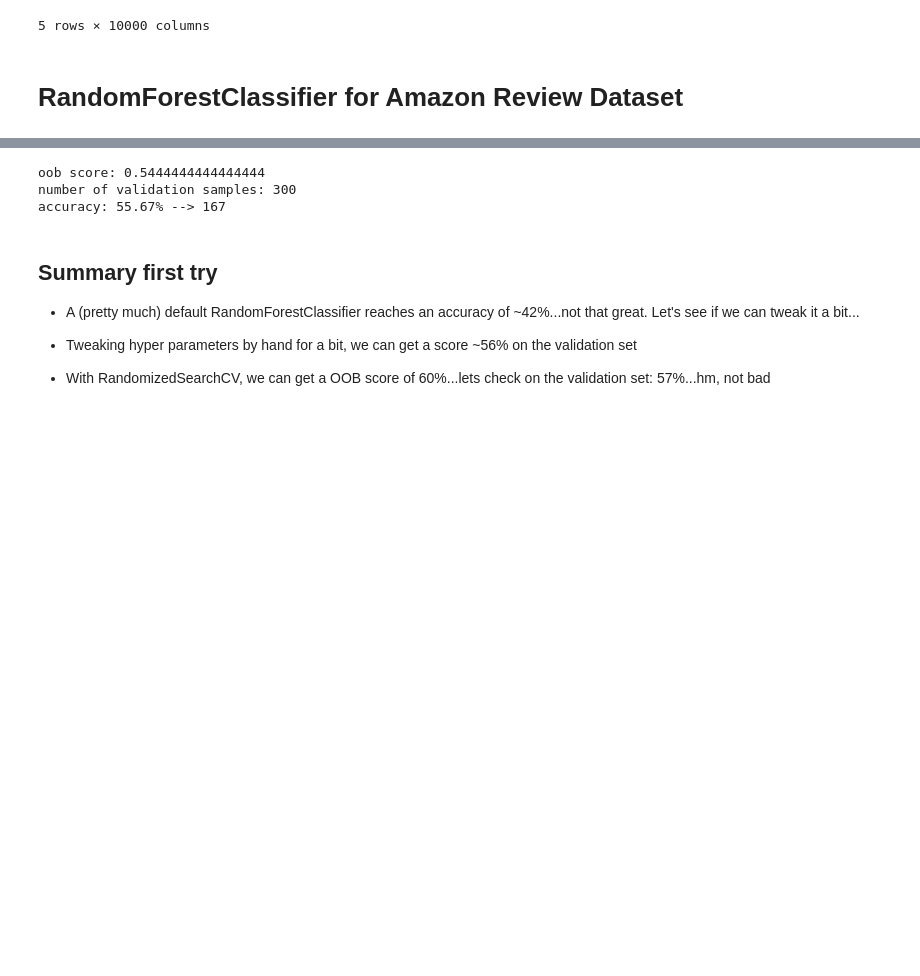
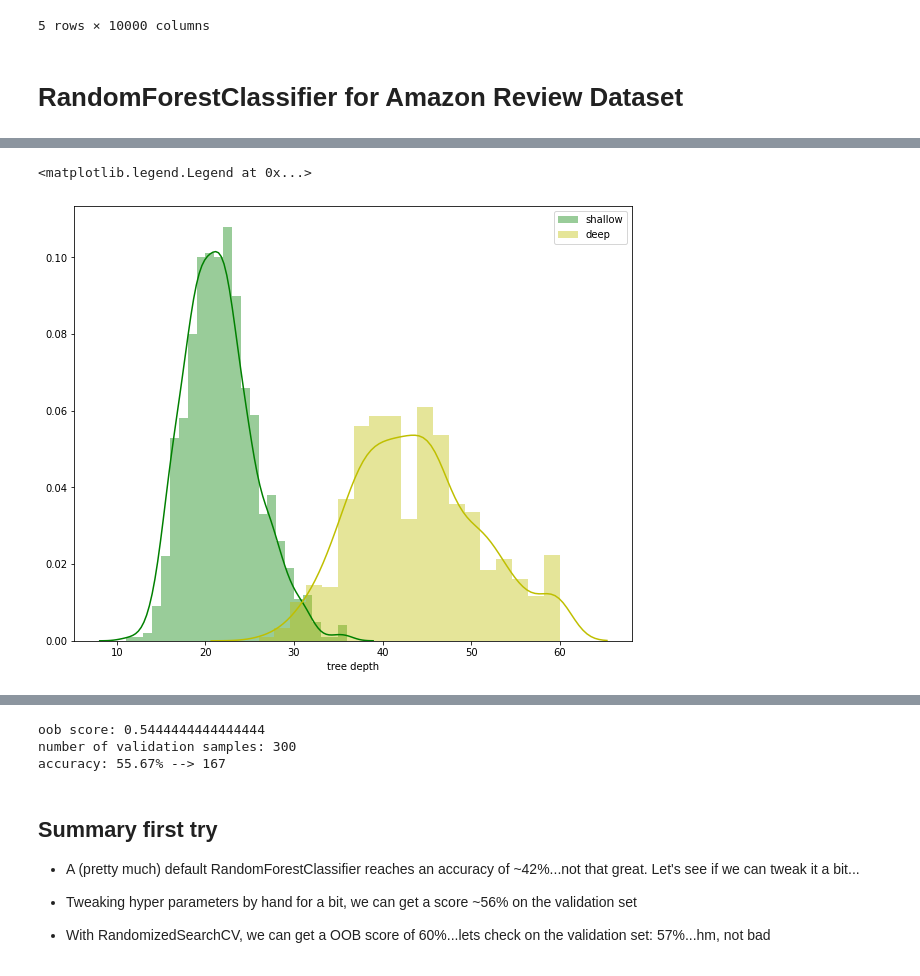
Before and after one commit to GenosW/ml-exercises, a Jupyter notebook: exercise2/amazon_rf.ipynb, the cells around one changed output, grey strips where cells are left out. Drawn from its saved outputs; the diff is of its cells as text; code cells hidden in the pictures; blank space fills up the shorter version.

```diff
--- a/exercise2/amazon_rf.ipynb
+++ b/exercise2/amazon_rf.ipynb
@@ -100,0 +153,9 @@ accuracy: 49.67% --> 149
+# %%
+plt.figure(figsize=(10,8))
+sns.distplot([estimator.get_depth() for estimator in rf_shallow.estimators_],  label='shallow', color='g')
+                #hist_kws={"histtype": "step", "linewidth": 1, "alpha": 0.4, "color": "g"})
+sns.distplot([estimator.get_depth() for estimator in rf_deep.estimators_], label='deep', color='y', axlabel="tree depth")
+plt.legend()
+# %% [output]
+<matplotlib.legend.Legend at 0x...>
+[figure, added]
```
Also changed, not shown: parts of 22 cells of this notebook, 4 other files.
